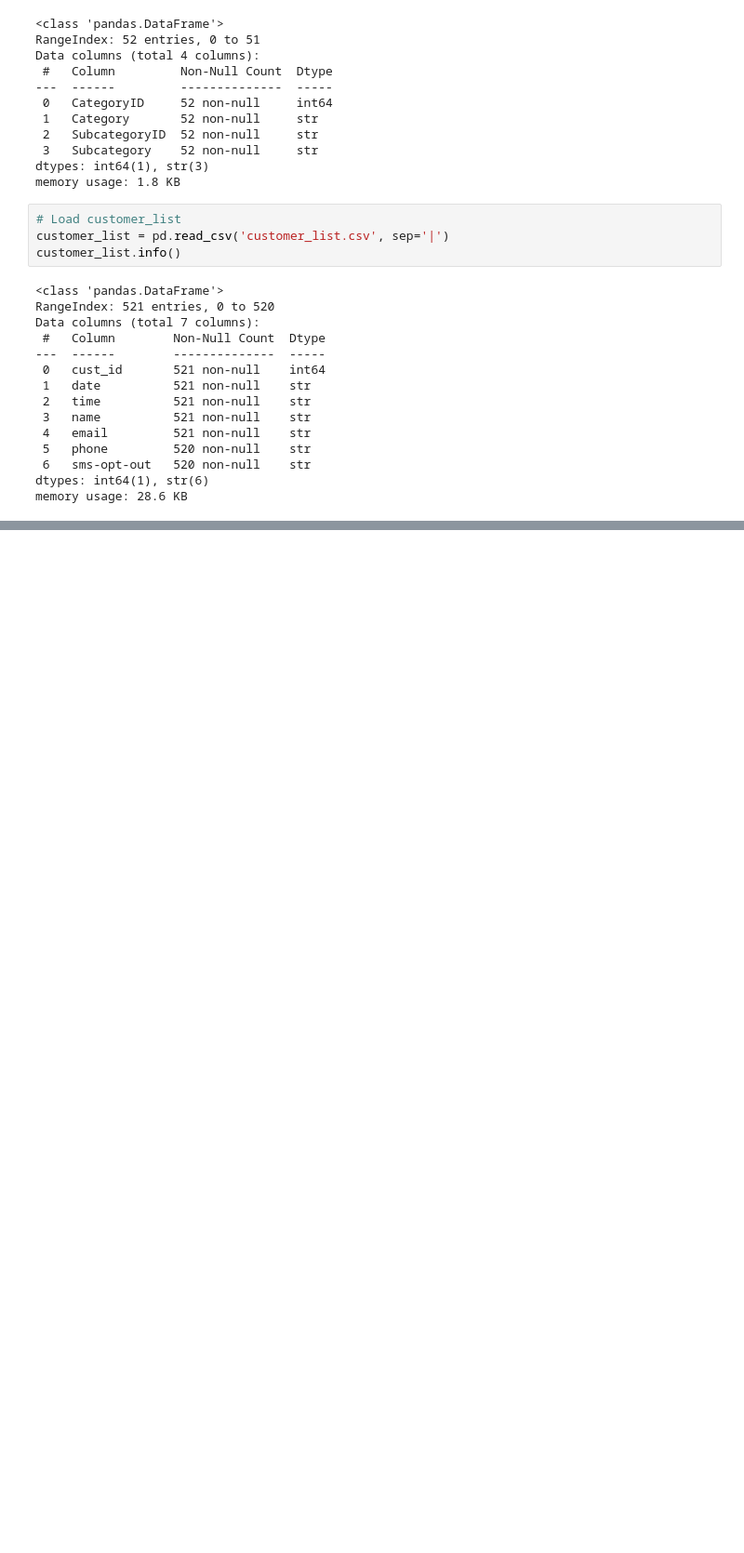
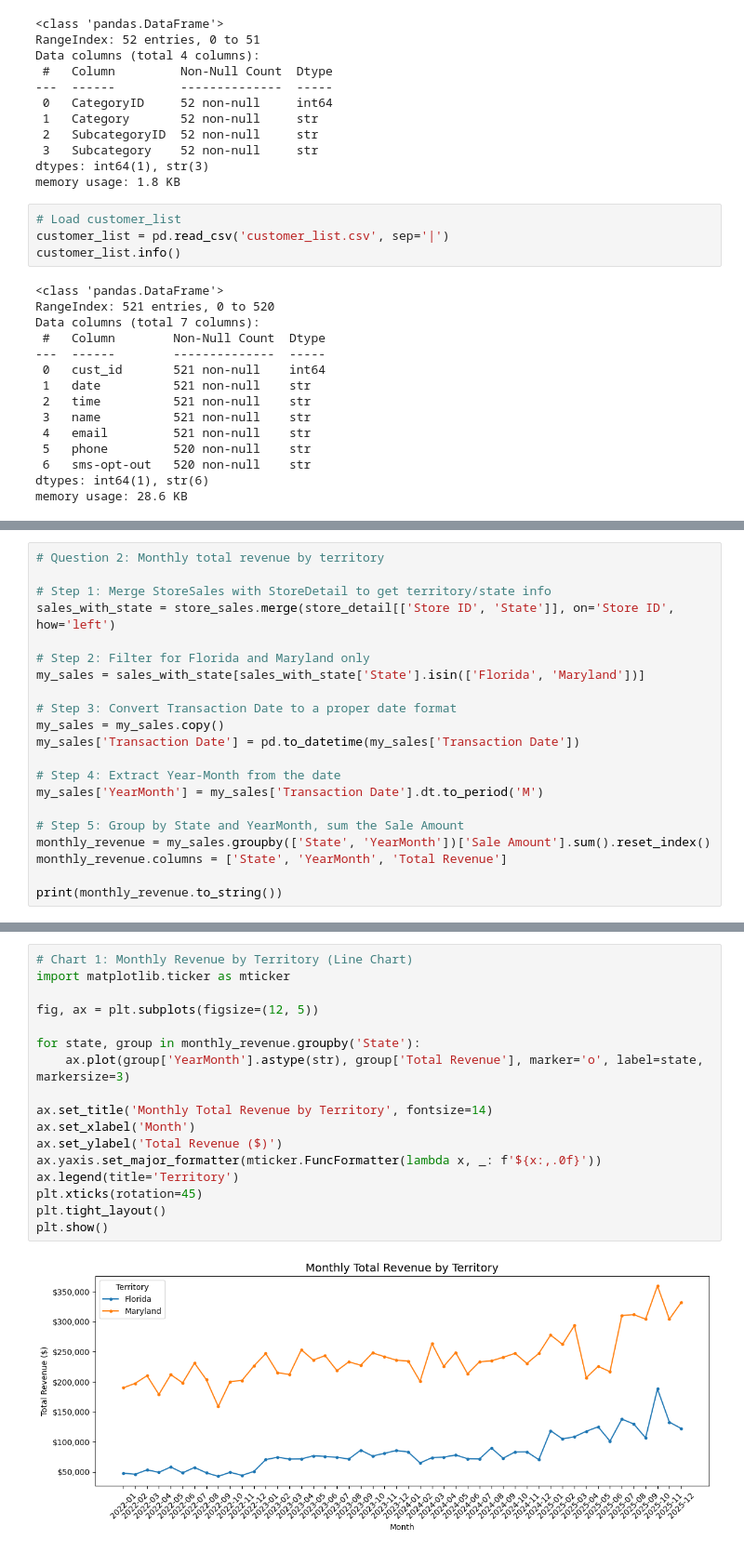
Before and after one commit to HumbleLegend25/Capstone_2, a Jupyter notebook: farinloye_sales_analysis.ipynb, the cells around one changed output, grey strips where cells are left out. Shown at 93% size. Saved outputs shown, nothing was run; the diff lists cells and outputs as text; blank space fills up the shorter version.

Commit message:
Completed Q1, Q2 analysis and Chart 1

```diff
--- a/farinloye_sales_analysis.ipynb
+++ b/farinloye_sales_analysis.ipynb
@@ -100,0 +137,21 @@ memory usage: 28.6 KB
+# %%
+# Question 2: Monthly total revenue by territory
+
+# Step 1: Merge StoreSales with StoreDetail to get territory/state info
+sales_with_state = store_sales.merge(store_detail[['Store ID', 'State']], on='Store ID', how='left')
+
+# Step 2: Filter for Florida and Maryland only
+my_sales = sales_with_state[sales_with_state['State'].isin(['Florida', 'Maryland'])]
+
+# Step 3: Convert Transaction Date to a proper date format
+my_sales = my_sales.copy()
+my_sales['Transaction Date'] = pd.to_datetime(my_sales['Transaction Date'])
+
+# Step 4: Extract Year-Month from the date
+my_sales['YearMonth'] = my_sales['Transaction Date'].dt.to_period('M')
+
+# Step 5: Group by State and YearMonth, sum the Sale Amount
+monthly_revenue = my_sales.groupby(['State', 'YearMonth'])['Sale Amount'].sum().reset_index()
+monthly_revenue.columns = ['State', 'YearMonth', 'Total Revenue']
+
+print(monthly_revenue.to_string())
@@ -100,0 +185,19 @@ memory usage: 28.6 KB
+# %%
+# Chart 1: Monthly Revenue by Territory (Line Chart)
+import matplotlib.ticker as mticker
+
+fig, ax = plt.subplots(figsize=(12, 5))
+
+for state, group in monthly_revenue.groupby('State'):
+    ax.plot(group['YearMonth'].astype(str), group['Total Revenue'], marker='o', label=state, markersize=3)
+
+ax.set_title('Monthly Total Revenue by Territory', fontsize=14)
+ax.set_xlabel('Month')
+ax.set_ylabel('Total Revenue ($)')
+ax.yaxis.set_major_formatter(mticker.FuncFormatter(lambda x, _: f'${x:,.0f}'))
+ax.legend(title='Territory')
+plt.xticks(rotation=45)
+plt.tight_layout()
+plt.show()
+# %% [output]
+[figure, added]
```
Also changed, not shown: parts of 6 cells of this notebook.
